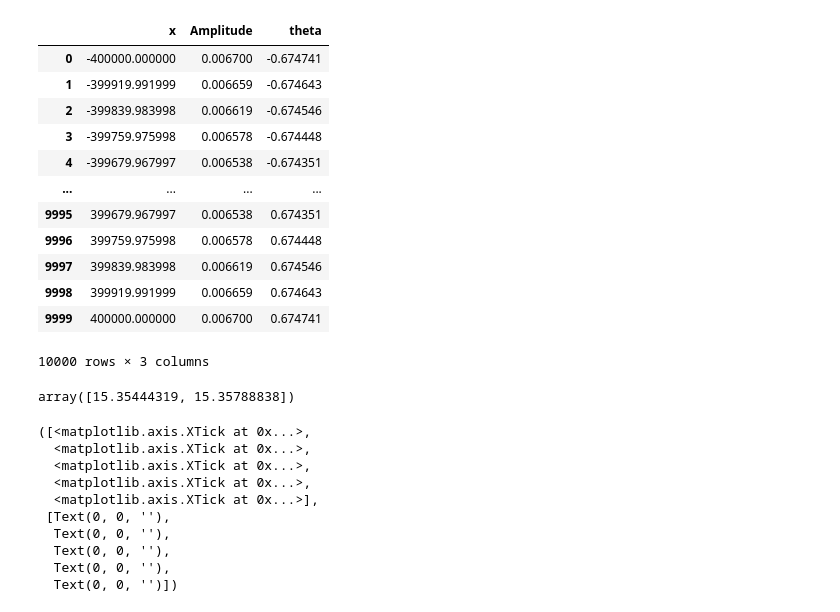
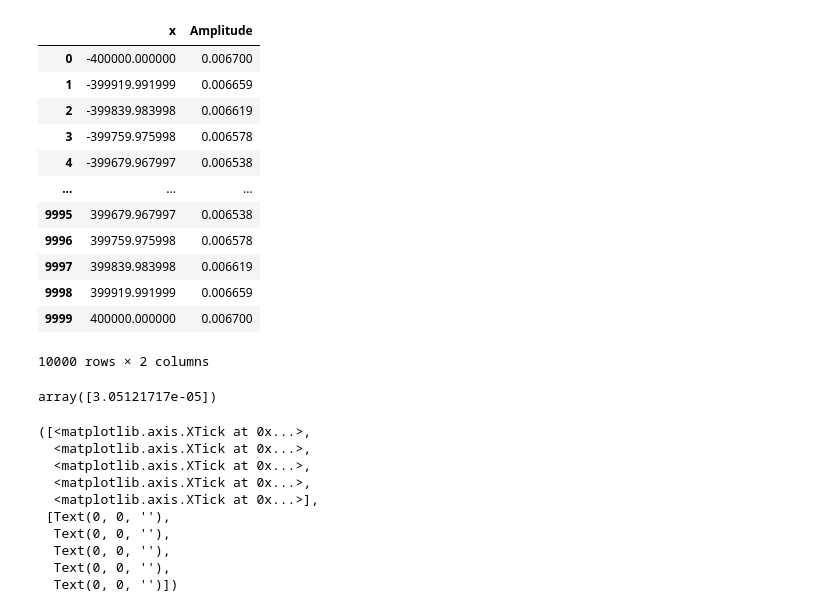
Before and after one commit to DanDan0101/opho-2021, a Jupyter notebook: E1-3.3.ipynb, the cells around one changed output. Saved outputs shown, nothing was run; the diff lists cells and outputs as text; code cells hidden in the pictures.

```diff
--- a/E1-3.3.ipynb
+++ b/E1-3.3.ipynb
@@ -7,20 +7,19 @@ import scipy.optimize as optimization
 # %%
 input_frame = pd.read_csv("E1-3.2.csv")
 # xi = x / (lambda * z)
-input_frame["theta"]=np.arctan(input_frame["x"]*(500e-9)/0.25)
 input_frame
 # %% [output]
-|  | x | Amplitude | theta |
-| 0 | -400000.000000 | 0.006700 | -0.674741 |
-| 1 | -399919.991999 | 0.006659 | -0.674643 |
-| 2 | -399839.983998 | 0.006619 | -0.674546 |
-| 3 | -399759.975998 | 0.006578 | -0.674448 |
-| 4 | -399679.967997 | 0.006538 | -0.674351 |
-| ... | ... | ... | ... |
-| 9995 | 399679.967997 | 0.006538 | 0.674351 |
-| 9996 | 399759.975998 | 0.006578 | 0.674448 |
-| 9997 | 399839.983998 | 0.006619 | 0.674546 |
-| 9998 | 399919.991999 | 0.006659 | 0.674643 |
-| 9999 | 400000.000000 | 0.006700 | 0.674741 |
+|  | x | Amplitude |
+| 0 | -400000.000000 | 0.006700 |
+| 1 | -399919.991999 | 0.006659 |
+| 2 | -399839.983998 | 0.006619 |
+| 3 | -399759.975998 | 0.006578 |
+| 4 | -399679.967997 | 0.006538 |
+| ... | ... | ... |
+| 9995 | 399679.967997 | 0.006538 |
+| 9996 | 399759.975998 | 0.006578 |
+| 9997 | 399839.983998 | 0.006619 |
+| 9998 | 399919.991999 | 0.006659 |
+| 9999 | 400000.000000 | 0.006700 |
-10000 rows × 3 columns
+10000 rows × 2 columns
 # %%
@@ -29,7 +28,6 @@ def func(theta, a, b):
 # %%
-popt, pcov = optimization.curve_fit(func, input_frame["theta"], input_frame["Amplitude"])
+popt, pcov = optimization.curve_fit(func, input_frame["x"], input_frame["Amplitude"], p0 = (2e-5))
+popt
+# %% [output]
+array([3.05121717e-05])
-# %%
-popt
-# %% [output]
-array([15.35444319, 15.35788838])
 # %%
```
Also changed, not shown: parts of 4 cells of this notebook.
